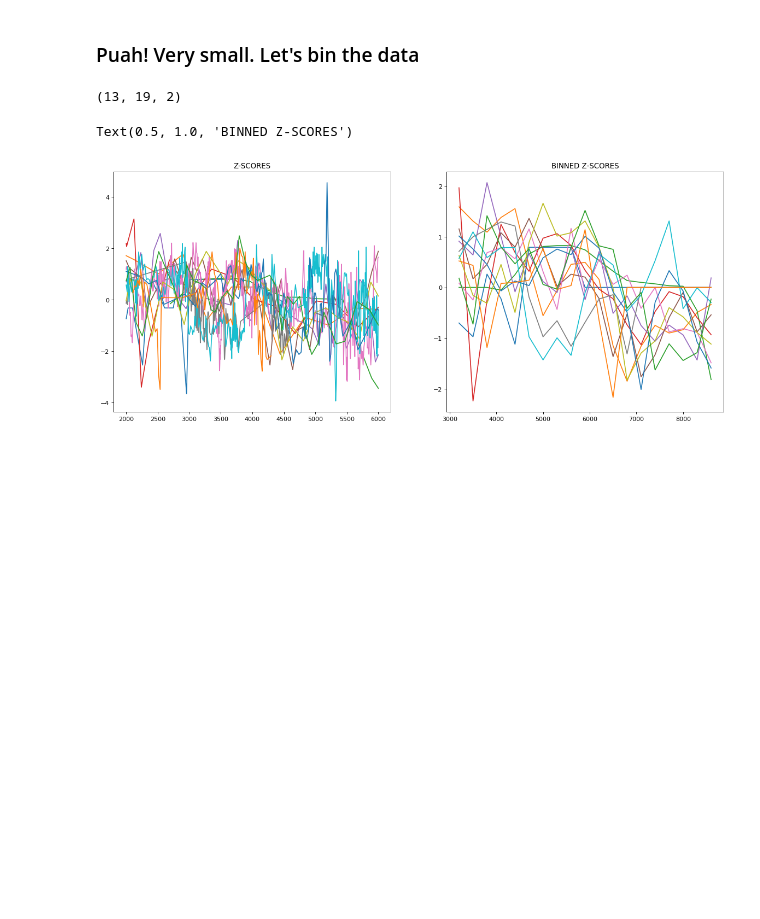
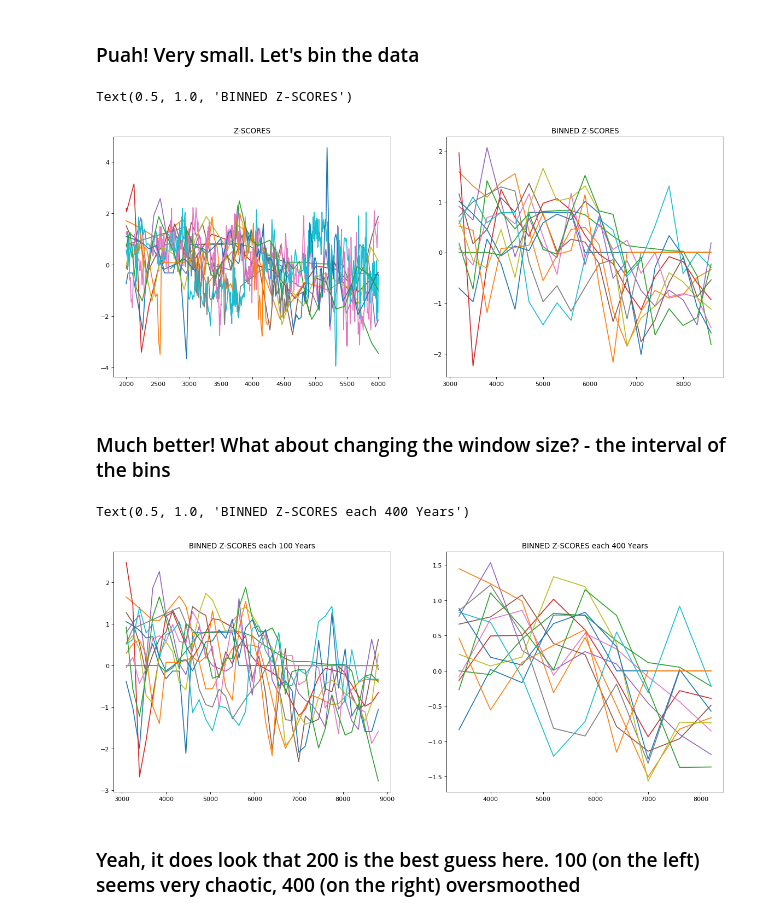
Before and after one commit to freerafiki/kalou91.github.io, a Jupyter notebook: climate/AnalyzeData.ipynb, the cells around one changed output. Saved outputs shown, nothing was run; the diff lists cells and outputs as text; code cells hidden in the pictures; blank space fills up the shorter version.

```diff
--- a/climate/AnalyzeData.ipynb
+++ b/climate/AnalyzeData.ipynb
@@ -421,8 +422,8 @@ Text(0.5, 1.0, 'INTERPOLATED DATA')
 # %% [markdown]
 <h3>Puah! Very small. Let's bin the data</h3>
 # %%
-def bin_the_data(big_data, data_range):
-    ranges = np.arange(data_range[0], data_range[1], year_interval)
+def bin_the_data(big_data, data_range, interval):
+    ranges = np.arange(data_range[0], data_range[1], interval)
 
     binned_big_z = []
     for h in range(len(big_data)):
@@ -450,11 +451,24 @@ def bin_the_data(big_data, data_range):
 plt.figure(figsize=(18, 16), dpi= 80)
 subplot_big_data(z_scores, name_for_plotting, (2,2,1))
 plt.title("Z-SCORES")
-bin_z_scores = bin_the_data(z_scores, [2000, 6000])
-print(bin_z_scores.shape)
+bin_z_scores = bin_the_data(z_scores, [2000, 6000], 200)
 subplot_big_data(bin_z_scores, name_for_plotting, (2,2,2))
 plt.title("BINNED Z-SCORES")
 # %% [output]
-(13, 19, 2)
+Text(0.5, 1.0, 'BINNED Z-SCORES')
-Text(0.5, 1.0, 'BINNED Z-SCORES')
 [figure]
+# %% [markdown]
+<h3>Much better! What about changing the window size? - the interval of the bins</h3>
+# %%
+plt.figure(figsize=(18, 16), dpi= 80)
+bin_z_scores = bin_the_data(z_scores, [2000, 6000], 100)
+subplot_big_data(bin_z_scores, name_for_plotting, (2,2,1))
+plt.title("BINNED Z-SCORES each 100 Years")
+bin_z_scores = bin_the_data(z_scores, [2000, 6000], 400)
+subplot_big_data(bin_z_scores, name_for_plotting, (2,2,2))
+plt.title("BINNED Z-SCORES each 400 Years")
+# %% [output]
+Text(0.5, 1.0, 'BINNED Z-SCORES each 400 Years')
+[figure, added]
+# %% [markdown]
+<h3>Yeah, it does look that 200 is the best guess here. 100 (on the left) seems very chaotic, 400 (on the right) oversmoothed</h3>
```
Also changed, not shown: parts of 3 cells of this notebook.
